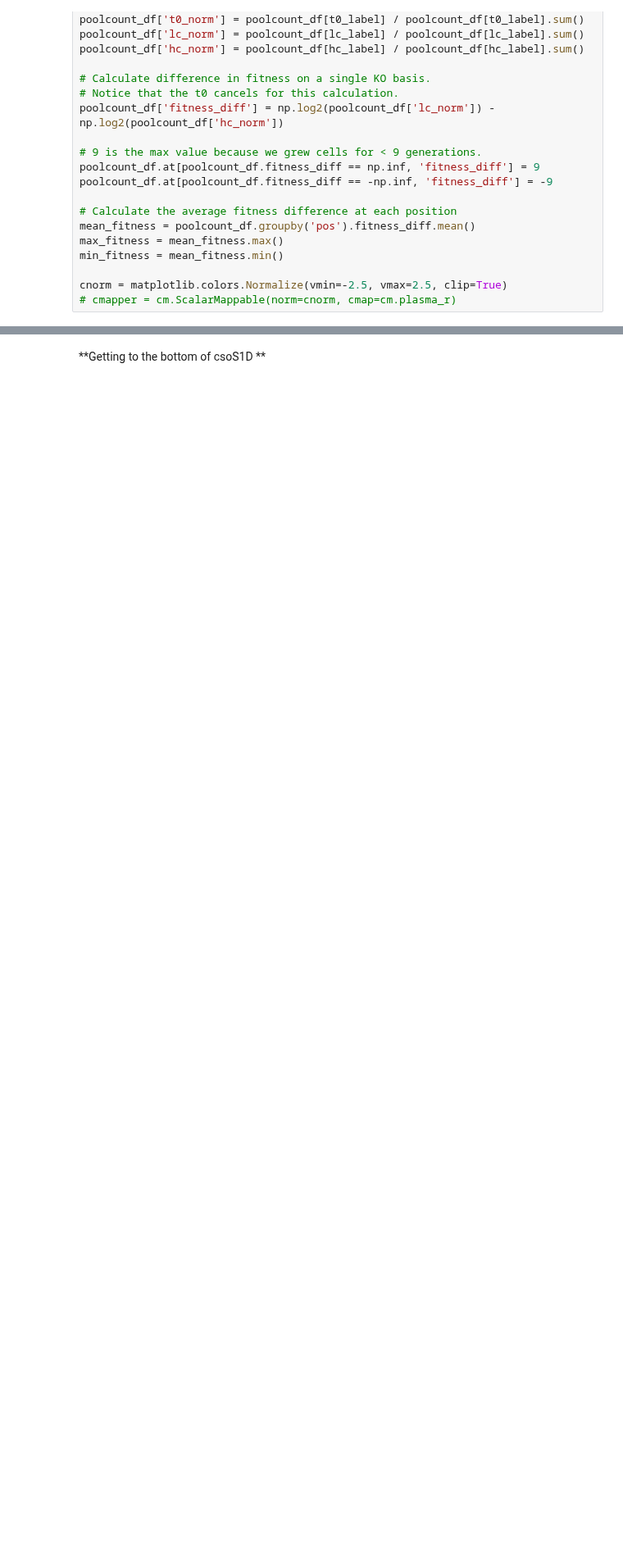
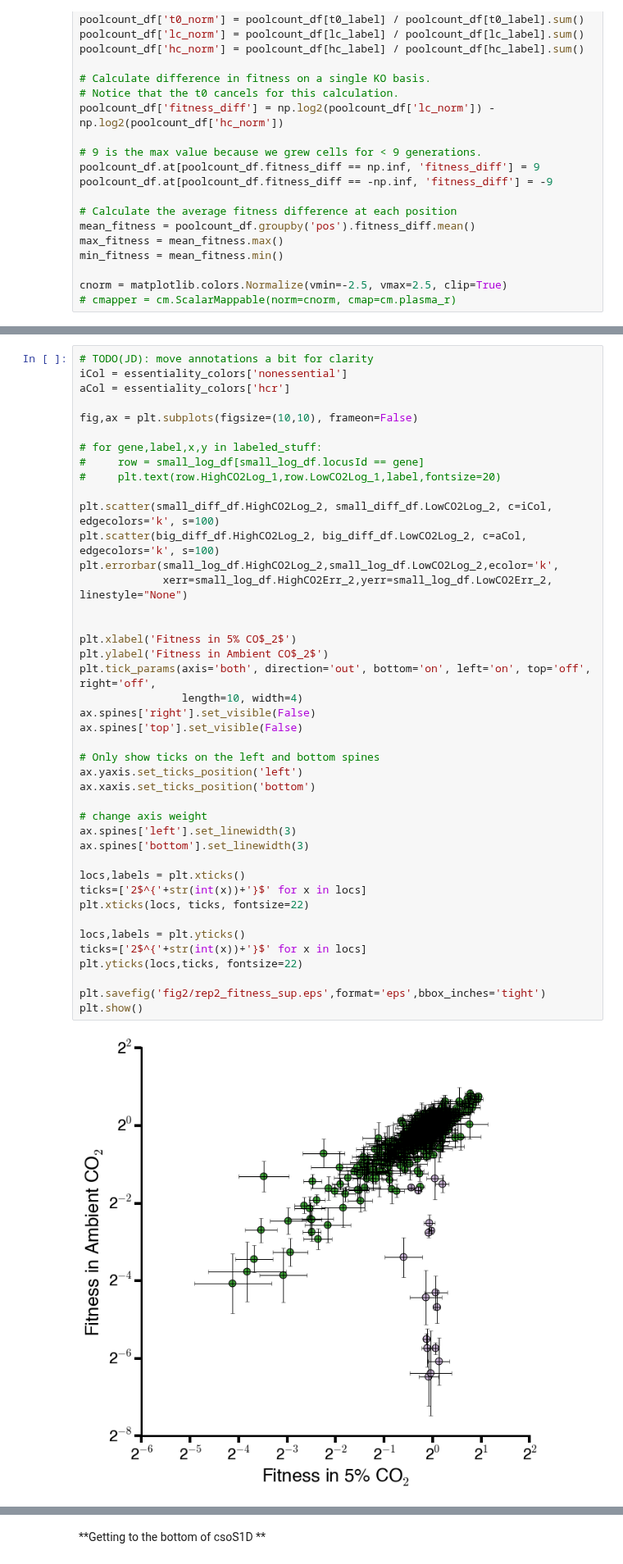
Before and after one commit to jackdesmarais/DabTransporterPaper, a Jupyter notebook: scripts/Figure 2 HCR genes.ipynb, the cells around one changed output, grey strips where cells are left out. Shown at 82% size. Drawn from its saved outputs; the diff is of its cells as text; blank space fills up the shorter version.

```diff
--- a/scripts/Figure 2 HCR genes.ipynb
+++ b/scripts/Figure 2 HCR genes.ipynb
@@ -171,3 +211,47 @@ plt.show()
+# %%
+# TODO(JD): move annotations a bit for clarity
+iCol = essentiality_colors['nonessential']
+aCol = essentiality_colors['hcr']
+
+fig,ax = plt.subplots(figsize=(10,10), frameon=False)
+
+# for gene,label,x,y in labeled_stuff:
+#     row = small_log_df[small_log_df.locusId == gene]
+#     plt.text(row.HighCO2Log_1,row.LowCO2Log_1,label,fontsize=20)
+
+plt.scatter(small_diff_df.HighCO2Log_2, small_diff_df.LowCO2Log_2, c=iCol, edgecolors='k', s=100)
+plt.scatter(big_diff_df.HighCO2Log_2, big_diff_df.LowCO2Log_2, c=aCol, edgecolors='k', s=100)
+plt.errorbar(small_log_df.HighCO2Log_2,small_log_df.LowCO2Log_2,ecolor='k',
+             xerr=small_log_df.HighCO2Err_2,yerr=small_log_df.LowCO2Err_2, linestyle="None")
+
+
+plt.xlabel('Fitness in 5% CO$_2$')
+plt.ylabel('Fitness in Ambient CO$_2$')
+plt.tick_params(axis='both', direction='out', bottom='on', left='on', top='off', right='off',
+                length=10, width=4)
+ax.spines['right'].set_visible(False)
+ax.spines['top'].set_visible(False)
+
+# Only show ticks on the left and bottom spines
+ax.yaxis.set_ticks_position('left')
+ax.xaxis.set_ticks_position('bottom')
+
+# change axis weight
+ax.spines['left'].set_linewidth(3)
+ax.spines['bottom'].set_linewidth(3)
+
+locs,labels = plt.xticks()
+ticks=['2$^{'+str(int(x))+'}$' for x in locs]
+plt.xticks(locs, ticks, fontsize=22)
+
+locs,labels = plt.yticks()
+ticks=['2$^{'+str(int(x))+'}$' for x in locs]
+plt.yticks(locs,ticks, fontsize=22)
+
+plt.savefig('fig2/rep2_fitness_sup.eps',format='eps',bbox_inches='tight')
+plt.show()
+# %% [output]
+[figure, added]
 # %%
 # TODO(JD): put annotations in here for figures below.
 short_names = {'HNEAP_RS04610': 'ParA',
```
Also changed, not shown: parts of 3 cells of this notebook, 16 other files.
